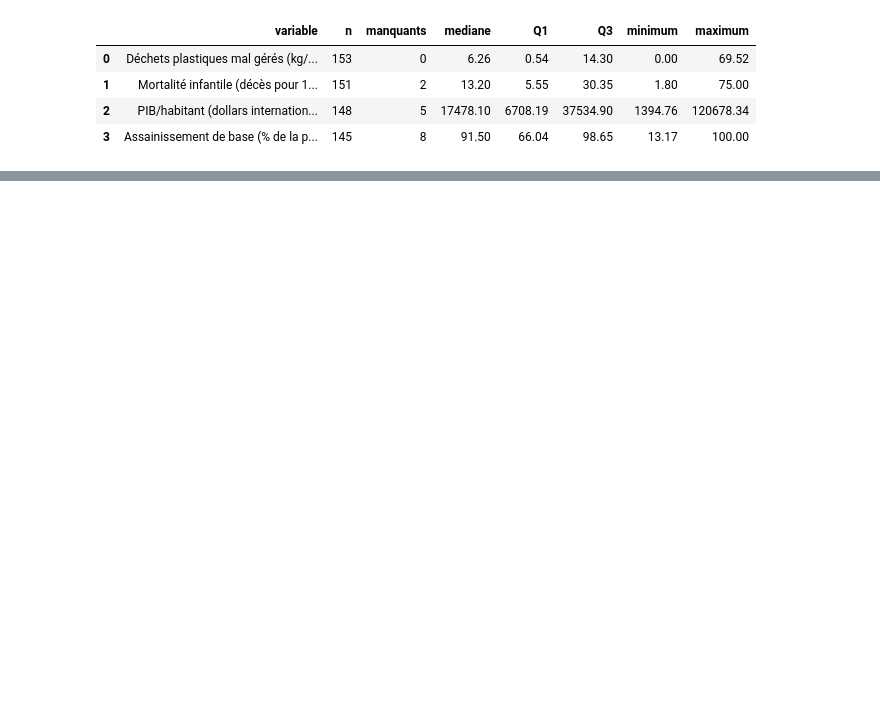
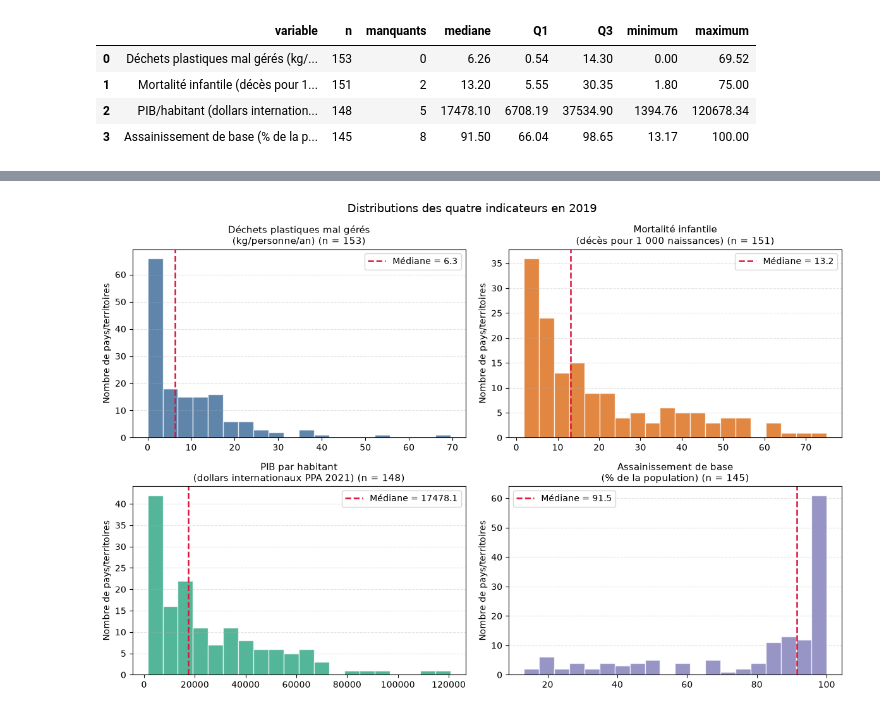
Before and after one commit to Rayanisworking/Python-pour-la-data-science, a Jupyter notebook: Notebook.ipynb, the cells around one changed output, grey strips where cells are left out. Cells and saved outputs as stored; diff of their text form; code cells hidden in the pictures; blank space fills up the shorter version.

Commit message:
Grapiques des distributions rajoutés

```diff
--- a/Notebook.ipynb
+++ b/Notebook.ipynb
@@ -189,0 +194,28 @@ df_descriptives.to_csv(TABLES_DIR / "statistiques_descriptives.csv", index=False
+# %%
+variables_hist = [
+    ("plastic_kg_per_person", "Déchets plastiques mal gérés\n(kg/personne/an)", "#2b5c8f"),
+    ("infant_mortality_per_1000", "Mortalité infantile\n(décès pour 1 000 naissances)", "#d95f02"),
+    ("gdp_pc_ppp_2019", "PIB par habitant\n(dollars internationaux PPA 2021)", "#1b9e77"),
+    ("basic_sanitation_pct", "Assainissement de base\n(% de la population)", "#7570b3"),
+]
+
+fig, axes = plt.subplots(2, 2, figsize=(12, 8))
+axes = axes.flatten()
+
+for ax, (col, titre, couleur) in zip(axes, variables_hist):
+    valeurs = df_merged[col].dropna()
+    med = valeurs.median()
+
+    ax.hist(valeurs, bins=20, color=couleur, alpha=0.75, edgecolor="white")
+    ax.axvline(med, color="crimson", linestyle="--", linewidth=1.8, label=f"Médiane = {med:.1f}")
+    ax.set_title(f"{titre} (n = {len(valeurs)})", fontsize=10.5)
+    ax.set_ylabel("Nombre de pays/territoires")
+    ax.legend()
+    ax.grid(True, axis="y", linestyle="--", alpha=0.35)
+
+fig.suptitle("Distributions des quatre indicateurs en 2019", fontsize=13)
+plt.tight_layout()
+plt.savefig(FIGURES_DIR / "fig1_distributions_2019.png", dpi=150)
+plt.show()
+# %% [output]
+[figure, added]
```
Also changed, not shown: parts of 4 cells of this notebook, 4 other files.
